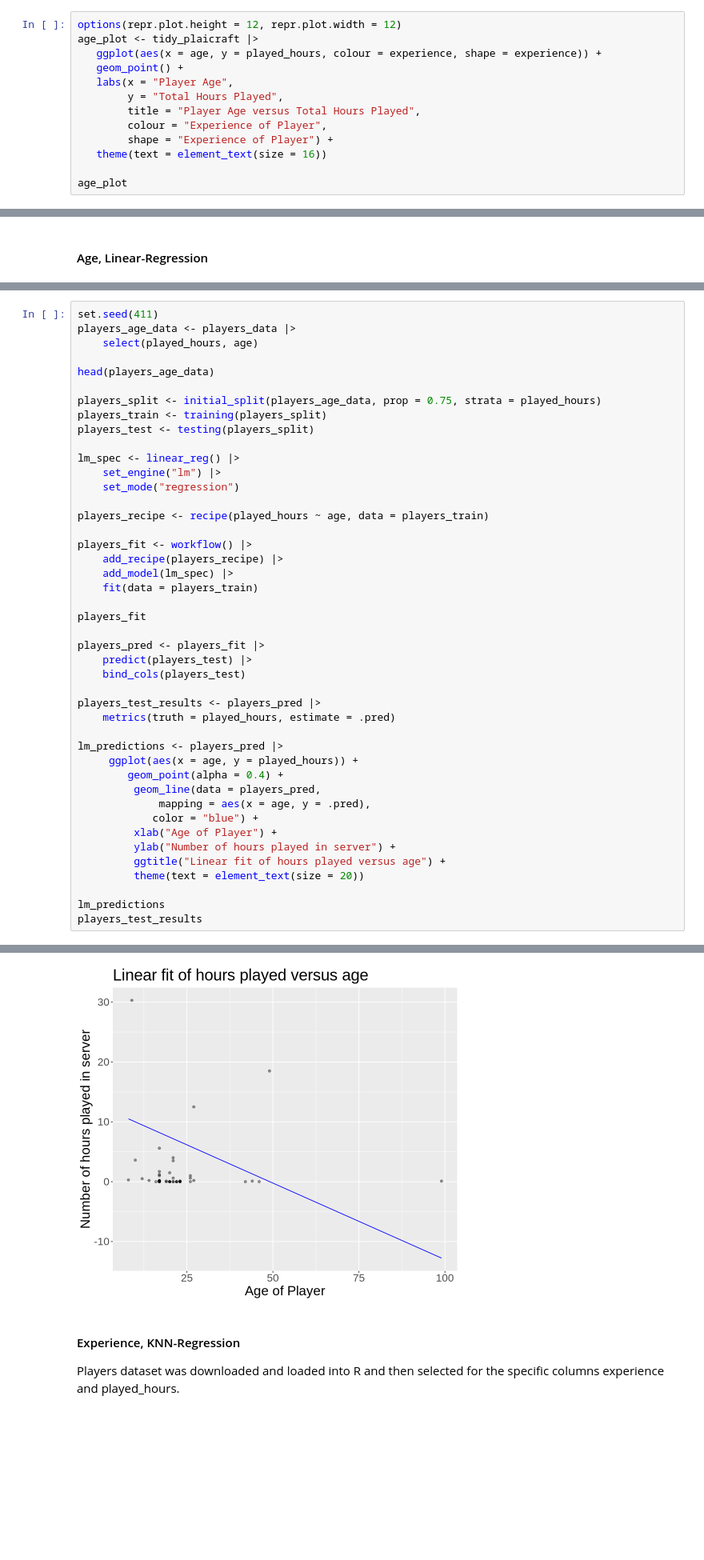
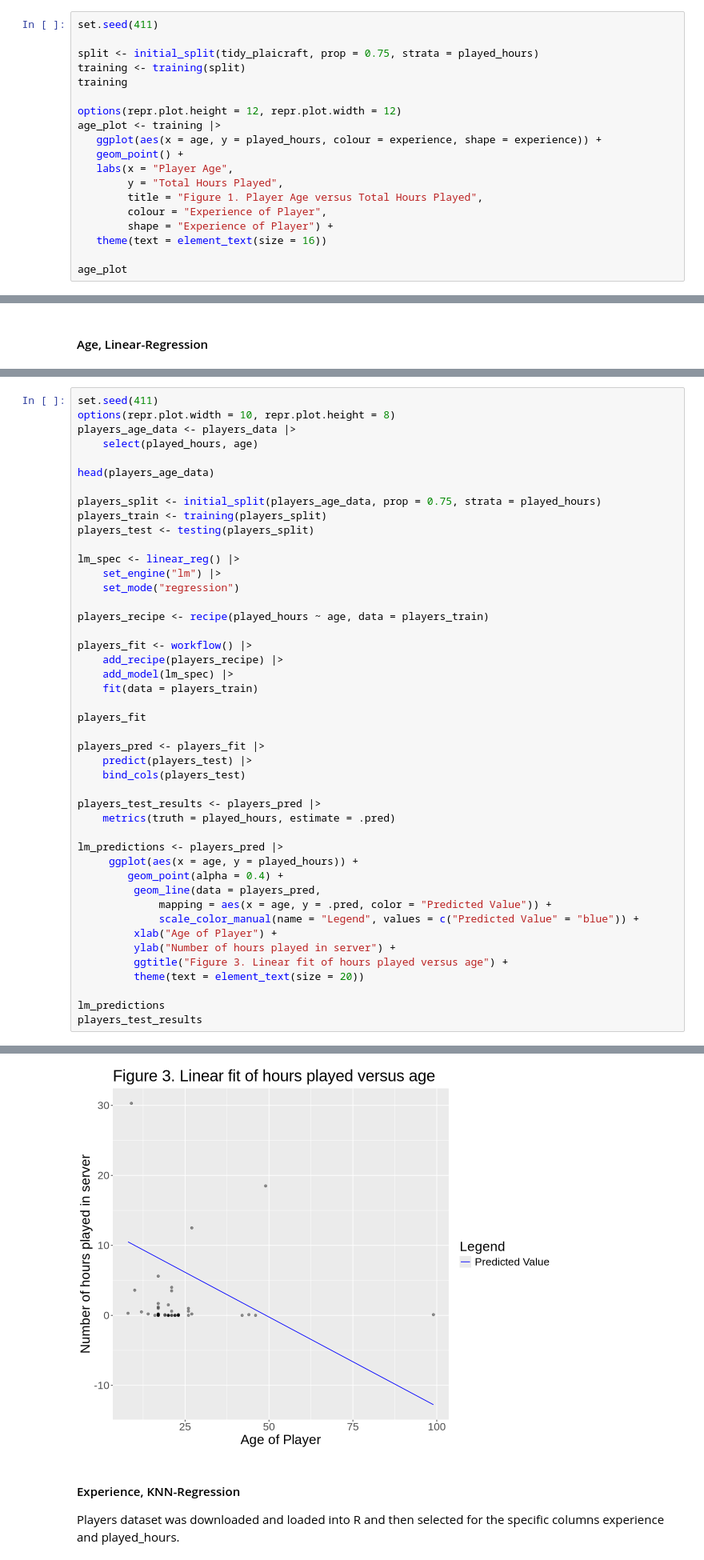
Before and after one commit to dzhen2023/dsci-100-2024w1-group-009-12, a Jupyter notebook: Report/Report.ipynb, the cells around one changed output, grey strips where cells are left out. Shown at 80% size. Drawn from its saved outputs; the diff is of its cells as text; blank space fills up the shorter version.

Commit message:
added legends and references

```diff
--- a/Report/Report.ipynb
+++ b/Report/Report.ipynb
@@ -95,11 +97,17 @@ We first create a scatter plot of  total hours played versus player age with exp
 # %%
+set.seed(411)
+
+split <- initial_split(tidy_plaicraft, prop = 0.75, strata = played_hours)
+training <- training(split)
+training
+
 options(repr.plot.height = 12, repr.plot.width = 12)
-age_plot <- tidy_plaicraft |>
+age_plot <- training |>
    ggplot(aes(x = age, y = played_hours, colour = experience, shape = experience)) +
    geom_point() +
    labs(x = "Player Age",
     	y = "Total Hours Played",
-    	title = "Player Age versus Total Hours Played",
+    	title = "Figure 1. Player Age versus Total Hours Played",
         colour = "Experience of Player",
         shape = "Experience of Player") +
    theme(text = element_text(size = 16))
@@ -285,5 +302,6 @@ In the following code, we use Linear Regression on the data with age of the play
 # %%
 set.seed(411)
+options(repr.plot.width = 10, repr.plot.height = 8)
 players_age_data <- players_data |>
     select(played_hours, age)
 
@@ -317,11 +335,11 @@ lm_predictions <- players_pred |>
      ggplot(aes(x = age, y = played_hours)) +
         geom_point(alpha = 0.4) +
          geom_line(data = players_pred,
-             mapping = aes(x = age, y = .pred),
-            color = "blue") +
+             mapping = aes(x = age, y = .pred, color = "Predicted Value")) +
+             scale_color_manual(name = "Legend", values = c("Predicted Value" = "blue")) +
          xlab("Age of Player") +
          ylab("Number of hours played in server") +
-         ggtitle("Linear fit of hours played versus age") +
+         ggtitle("Figure 3. Linear fit of hours played versus age") +
          theme(text = element_text(size = 20))
 
 lm_predictions
@@ -330,34 +348,34 @@ players_test_results
 A tibble: 6 × 2
 | played_hours | age |
 | <dbl> | <dbl> |
 | 30.3 | 9 |
 | 3.8 | 17 |
 | 0.0 | 17 |
 | 0.7 | 21 |
 | 0.1 | 21 |
 | 0.0 | 17 |
 ══ Workflow [trained] ══════════════════════════════════════════════════════════
 Preprocessor: Recipe
 Model: linear_reg()
 
 ── Preprocessor ────────────────────────────────────────────────────────────────
 0 Recipe Steps
 
 ── Model ───────────────────────────────────────────────────────────────────────
 
 Call:
 stats::lm(formula = ..y ~ ., data = data)
 
 Coefficients:
 (Intercept)          age
     12.5466      -0.2556
 A tibble: 3 × 3
 | .metric | .estimator | .estimate |
 | <chr> | <chr> | <dbl> |
 | rmse | standard | 7.959298e+00 |
 | rsq | standard | 4.001080e-06 |
 | mae | standard | 7.270594e+00 |
-[figure, old version]
+[figure, new version]
 # %% [markdown]
 <h4>Experience, KNN-Regression</h4>
 Players dataset was downloaded and loaded into R and then selected for the specific columns experience and played_hours.
```
Also changed, not shown: parts of 20 cells of this notebook.
